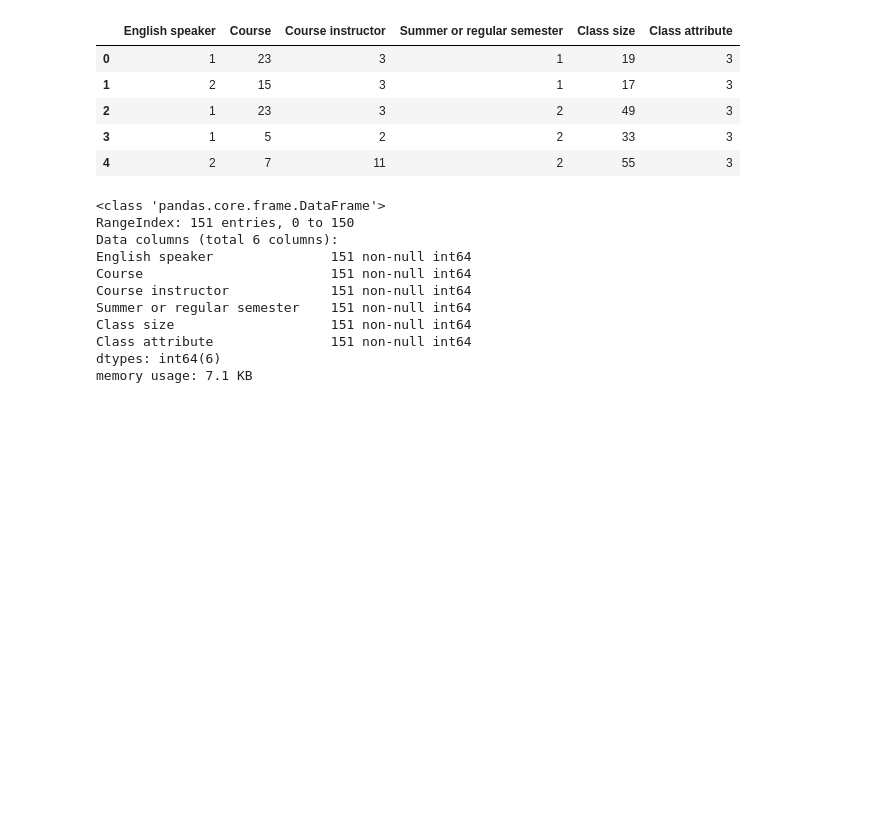
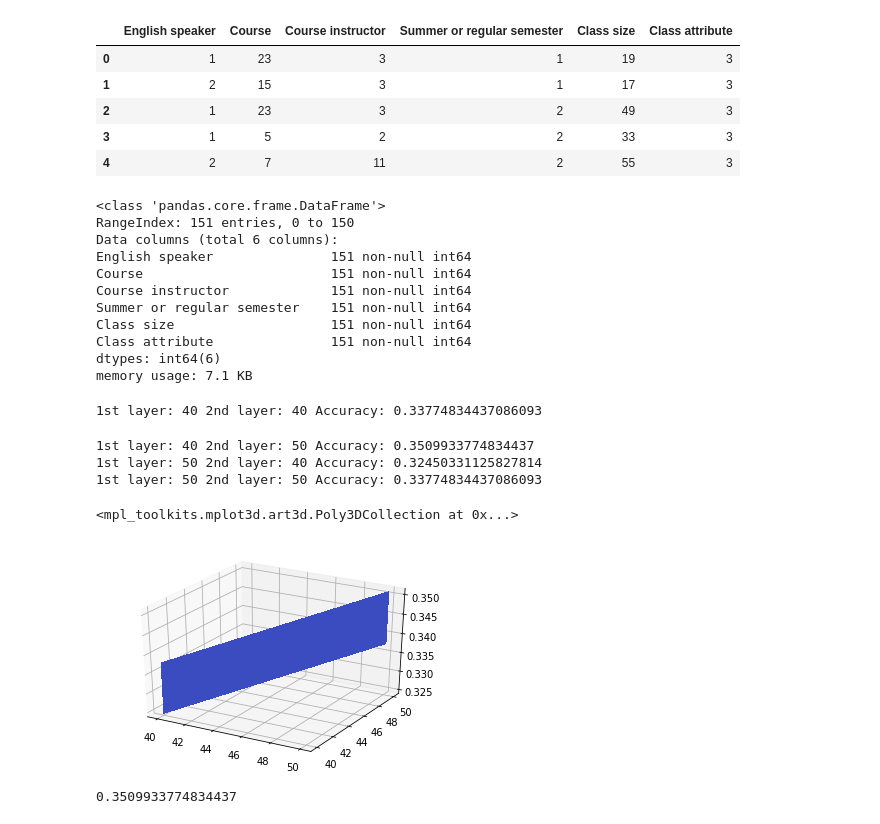
Before and after one commit to fkruczek/neural-network-classification, a Jupyter notebook: script2.ipynb, the cells around one changed output. Drawn from its saved outputs; the diff is of its cells as text; code cells hidden in the pictures; blank space fills up the shorter version.

Commit message:
adaptive learning rate

```diff
--- a/script2.ipynb
+++ b/script2.ipynb
@@ -191,7 +195,7 @@ def backward_propagation(parameters, cache, X, Y):
              "db3": db3}
     return grads
 # %%
-def update_parameters(parameters, grads, learning_rate = 0.01):
+def update_parameters(parameters, grads, learning_rate):
     W1 = parameters['W1']
     b1 = parameters['b1']
     W2 = parameters['W2']
@@ -224,8 +228,8 @@ def update_parameters(parameters, grads, learning_rate = 0.01):
 
     return parameters
 # %%
-def nn_model(X, Y, n_h1, n_h2, learning_rate = 0.01, num_iterations = 5000, print_cost=True):
-    np.random.seed(3)
+def nn_model(X, Y, n_h1, n_h2, xi_d, xi_i, er_r, learning_rate = 0.01, num_iterations = 5000, print_cost=True):
+    prev_cost = 1000.0
     n_x = layer_sizes(X, Y)[0]
     n_y = layer_sizes(X, Y)[3]
 
@@ -251,24 +255,23 @@ def nn_model(X, Y, n_h1, n_h2, learning_rate = 0.01, num_iterations = 5000, prin
         # Backpropagation. Inputs: "parameters, cache, X, Y". Outputs: "grads".
         grads = backward_propagation(parameters, cache, X, Y)
 
-        # Adaptive learning rate
-        learning_rate *= 1/(1 + learning_rate/(epoch+1) * epoch)
-
+        # Adaptive learning rate @@@ not decrement!!
+        # learning_rate *= 1/(1 + learning_rate/(epoch+1) * epoch)
+        learning_rate = adapt_learning_rate(learning_rate, xi_d, xi_i, er_r, cost, prev_cost)
+        # learning_rate = 0.01
         # Gradient descent parameter update. Inputs: "parameters, grads". Outputs: "parameters".
         parameters = update_parameters(parameters, grads, learning_rate)
 
-        if epoch % 200 == 0:
+        if epoch % 100 == 0:
             #loss = -np.sum(y * np.log(A3))
             #error_tab.append(cost)
-            #lr_tab.append(learning_rate)
-            equals = np.equal(np.argmax(y, axis=1), np.argmax(A3, axis=1))
-            acc = np.mean(equals)
-            if(acc>max_acc):
-                max_acc = acc
+            lr_tab.append(learning_rate)
+            #equals = np.equal(np.argmax(y, axis=1), np.argmax(A3, axis=1))
+            #acc = np.mean(equals)
             # acc_tab.append(acc)
             # print ("Cost after iteration %i: %f, loss pk: %f, accuracy: %f" %(epoch, cost, loss, acc))
 
-    return parameters, max_acc
+    return parameters, A3
 # %%
 def predict(parameters, X):
     # Computes probabilities using forward propagation, and classifies to 0/1 using 0.5 as the threshold.
@@ -295,4 +298,34 @@ def chunks(l, n):
         yield l[i:i+n]
 # %%
 # plt.plot(range(len(acc_tab)), acc_tab)
+# %%
+n_number = list(range(40, 60, 10))
+acc_array = []
+for n_h1 in n_number:
+    for n_h2 in n_number:
+        parameters, A3 = nn_model(x, y, n_h1, n_h2, xi_d=0.8 , xi_i=1.002, er_r=1.01, num_iterations = 5000)
+        acc = accuracy(output_vec = A3)
+        acc_array.append(acc)
+        print("1st layer: {} 2nd layer: {} Accuracy: {}".format(n_h1, n_h2, acc))
+# %% [output]
+1st layer: 40 2nd layer: 40 Accuracy: 0.33774834437086093
+1st layer: 40 2nd layer: 50 Accuracy: 0.3509933774834437
+1st layer: 50 2nd layer: 40 Accuracy: 0.32450331125827814
+1st layer: 50 2nd layer: 50 Accuracy: 0.33774834437086093
+# %%
+# deviding acc_array into chunks
+acc_array = list(chunks(acc_array, len(n_number)))
+acc_array = np.array(acc_array)
+# %%
+fig = plt.figure()
+ax = fig.gca(projection='3d')
+ax.plot_surface(n_number, n_number, acc_array, rstride=1, cstride=1, cmap=cm.coolwarm,
+    linewidth=0, antialiased=False)
+# %% [output]
+<mpl_toolkits.mplot3d.art3d.Poly3DCollection at 0x...>
+[figure, added]
+# %%
+print(np.amax(acc_array))
+# %% [output]
+0.3509933774834437
 # %%
```
Also changed, not shown: parts of 8 cells of this notebook.
